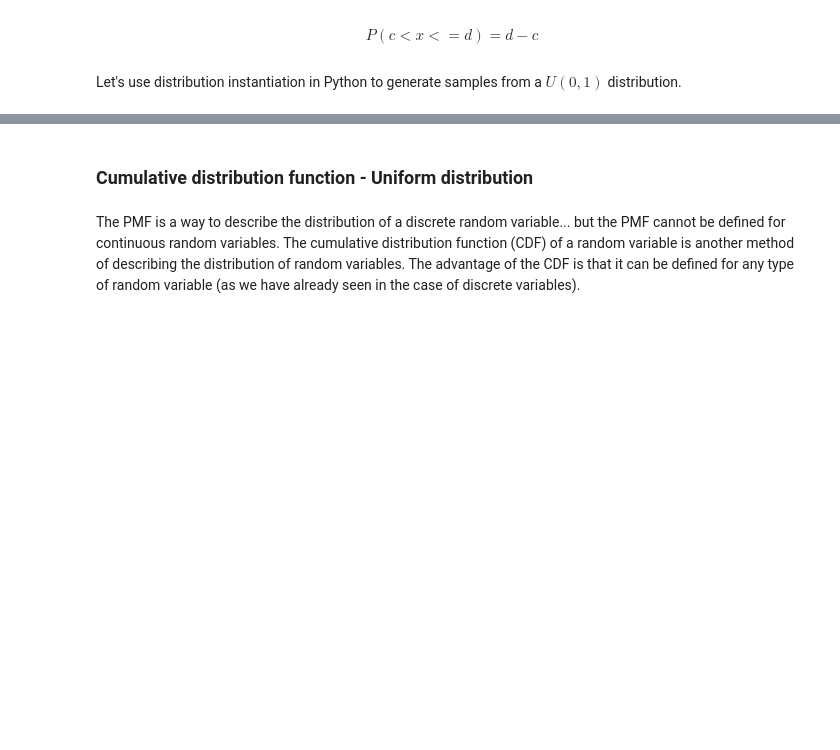
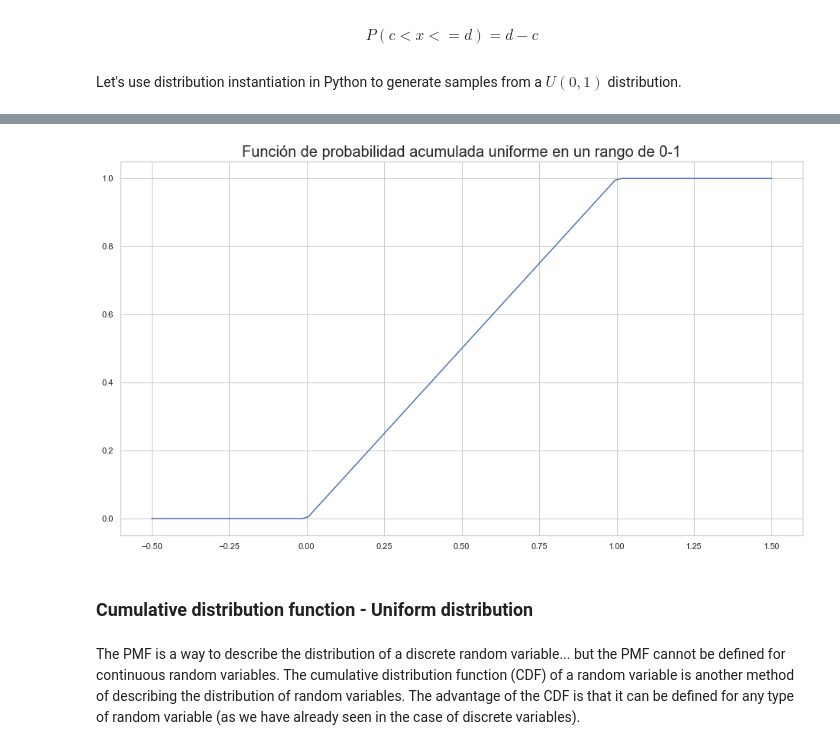
Before and after one commit to Ironhack-data-bcn-feb-2023/lectures, a Jupyter notebook: 30. Continuous distributions.ipynb, the cells around one changed output, grey strips where cells are left out. Cells and saved outputs as stored; diff of their text form; code cells hidden in the pictures; blank space fills up the shorter version.

```diff
--- a/30. Continuous distributions.ipynb
+++ b/30. Continuous distributions.ipynb
@@ -70,3 +148,10 @@ import seaborn as sns
+# %%
+x = np.linspace(-0.5, 1.5, 100)
+y = my_uniform.cdf(x)
+plt.plot(x, y)
+plt.title("Función de probabilidad acumulada uniforme en un rango de 0-1", size=20);
+# %% [output]
+[figure, added]
 # %% [markdown]
 ### Cumulative distribution function - Uniform distribution
 # %% [markdown]
```
Also changed, not shown: parts of 28 cells of this notebook.
